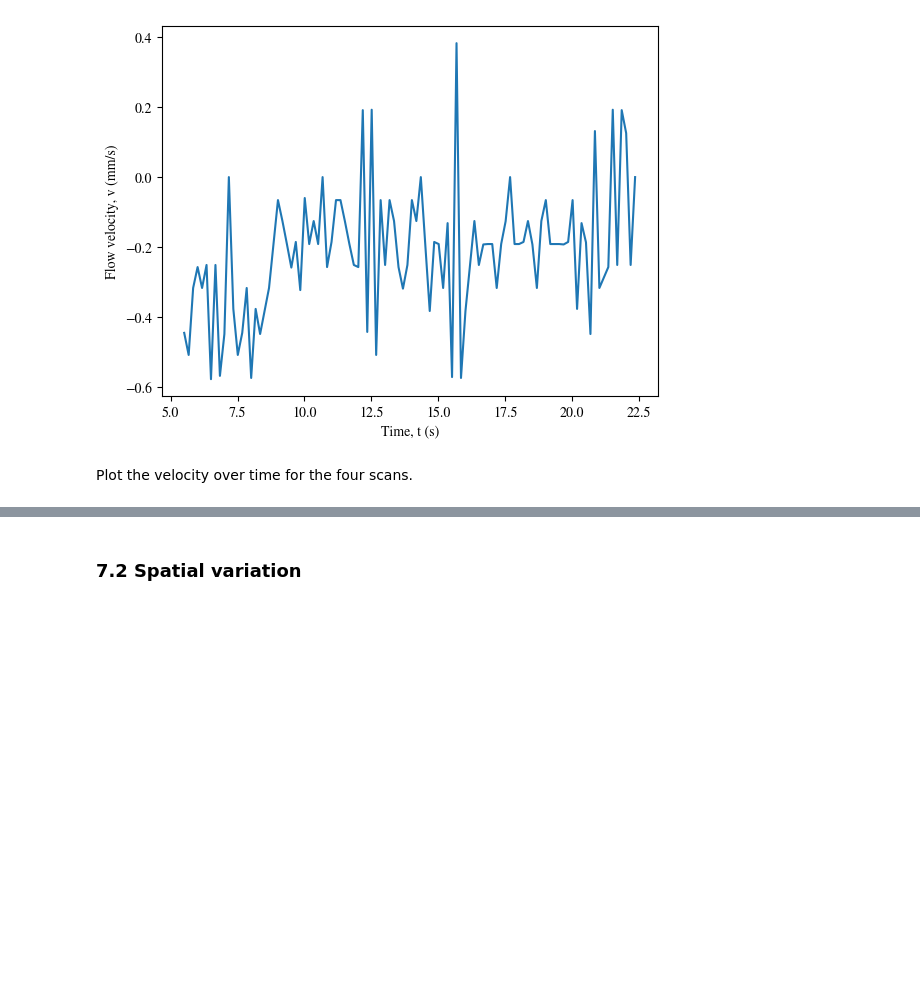
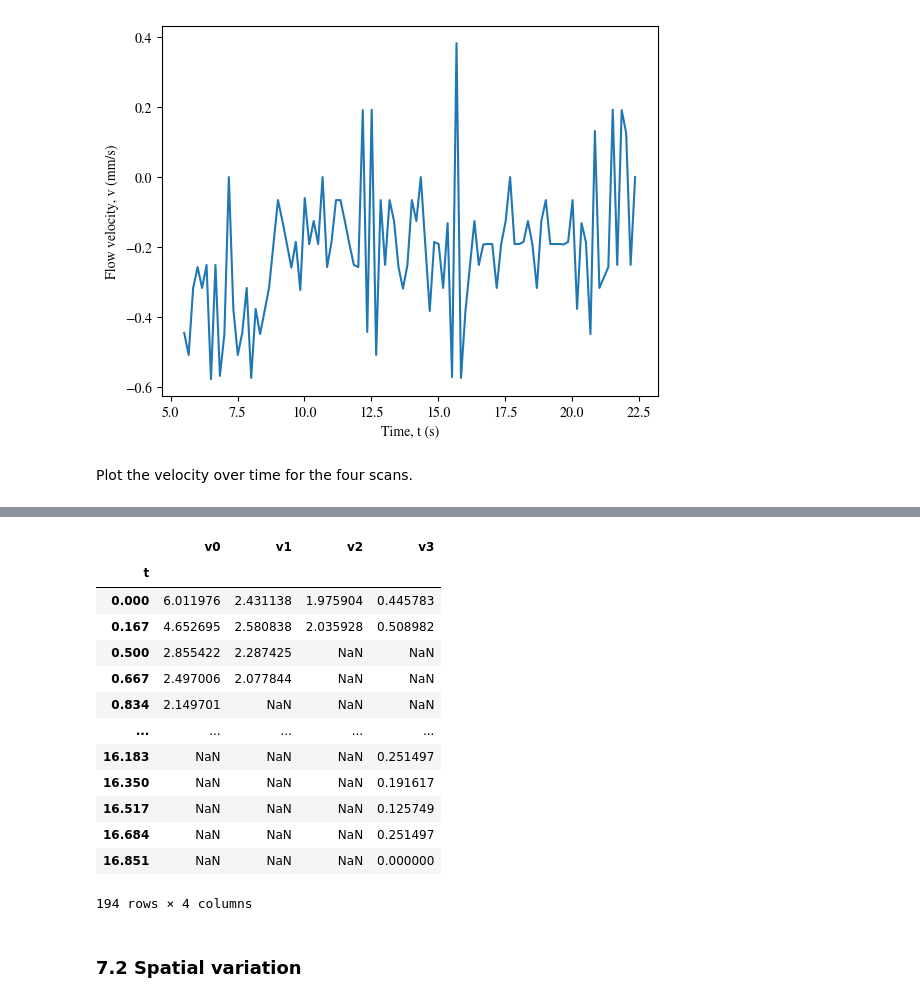
Before and after one commit to ZLoverty/WPM, a Jupyter notebook: Code/Surface_and_flow.ipynb, the cells around one changed output, grey strips where cells are left out. Drawn from its saved outputs; the diff is of its cells as text; code cells hidden in the pictures; blank space fills up the shorter version.

```diff
--- a/Code/Surface_and_flow.ipynb
+++ b/Code/Surface_and_flow.ipynb
@@ -265,2 +358,19 @@ plt.legend([1,2,3,4])
+# %%
+dfall
+# %% [output]
+|  | v0 | v1 | v2 | v3 |
+| t |  |  |  |  |
+| 0.000 | 6.011976 | 2.431138 | 1.975904 | 0.445783 |
+| 0.167 | 4.652695 | 2.580838 | 2.035928 | 0.508982 |
+| 0.500 | 2.855422 | 2.287425 | NaN | NaN |
+| 0.667 | 2.497006 | 2.077844 | NaN | NaN |
+| 0.834 | 2.149701 | NaN | NaN | NaN |
+| ... | ... | ... | ... | ... |
+| 16.183 | NaN | NaN | NaN | 0.251497 |
+| 16.350 | NaN | NaN | NaN | 0.191617 |
+| 16.517 | NaN | NaN | NaN | 0.125749 |
+| 16.684 | NaN | NaN | NaN | 0.251497 |
+| 16.851 | NaN | NaN | NaN | 0.000000 |
+194 rows × 4 columns
 # %% [markdown]
 ### 7.2 Spatial variation
```
Also changed, not shown: parts of 10 cells of this notebook.
